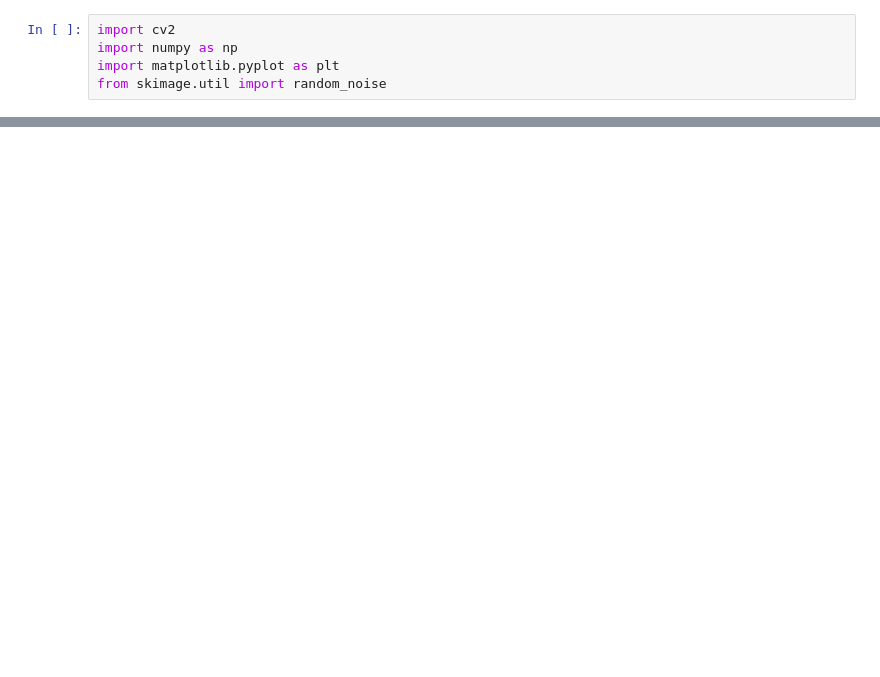
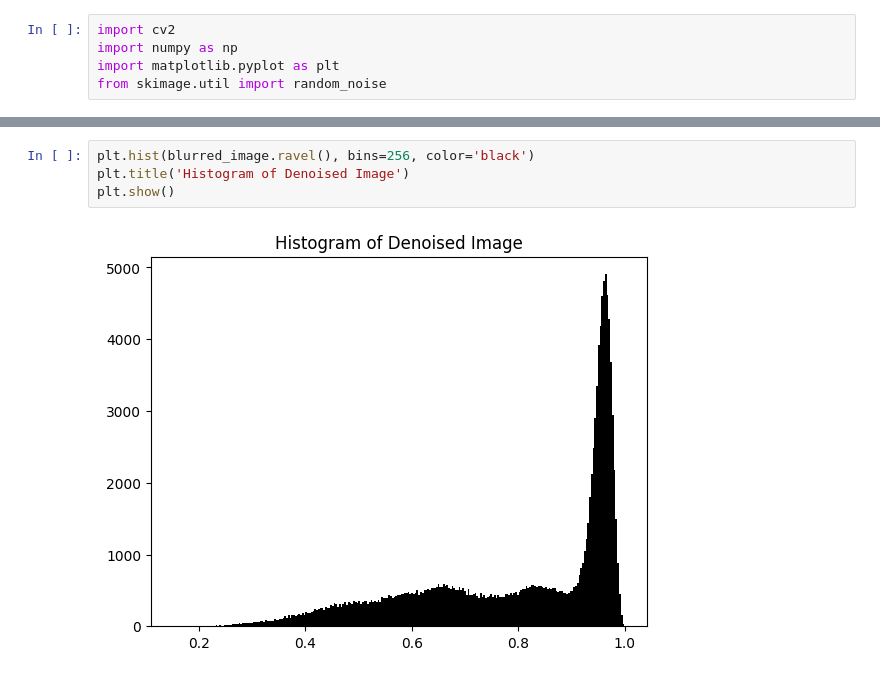
Before and after one commit to HaroonMalik771/Computer_Vision, a Jupyter notebook: Assignment 02/part_1.ipynb, the cells around one changed output, grey strips where cells are left out. Saved outputs shown, nothing was run; the diff lists cells and outputs as text; blank space fills up the shorter version.

```diff
--- a/Assignment 02/part_1.ipynb
+++ b/Assignment 02/part_1.ipynb
@@ -46,0 +77,6 @@ plot_histograms(processed_image, grid_size)
+# %%
+plt.hist(blurred_image.ravel(), bins=256, color='black')
+plt.title('Histogram of Denoised Image')
+plt.show()
+# %% [output]
+[figure, added]
```
Also changed, not shown: parts of 12 cells of this notebook, 1 other file.
